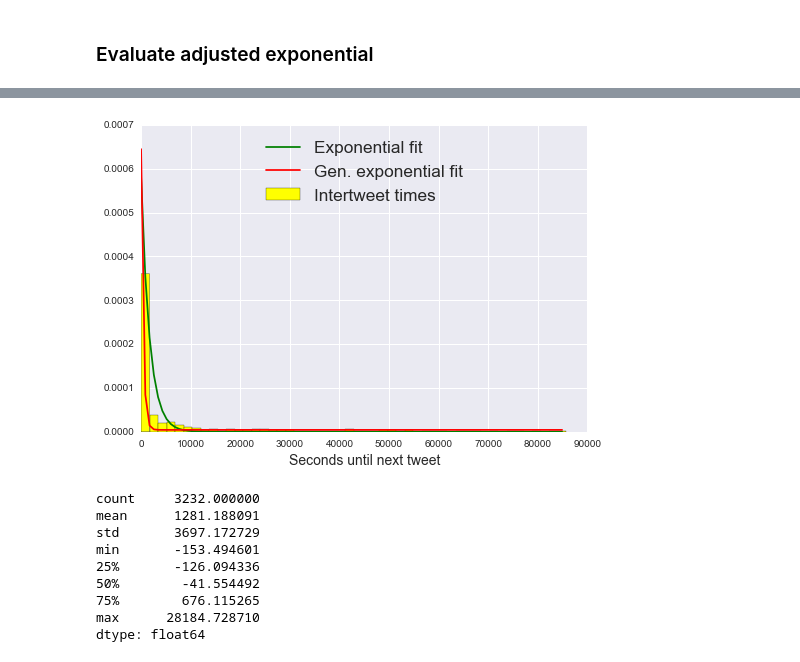
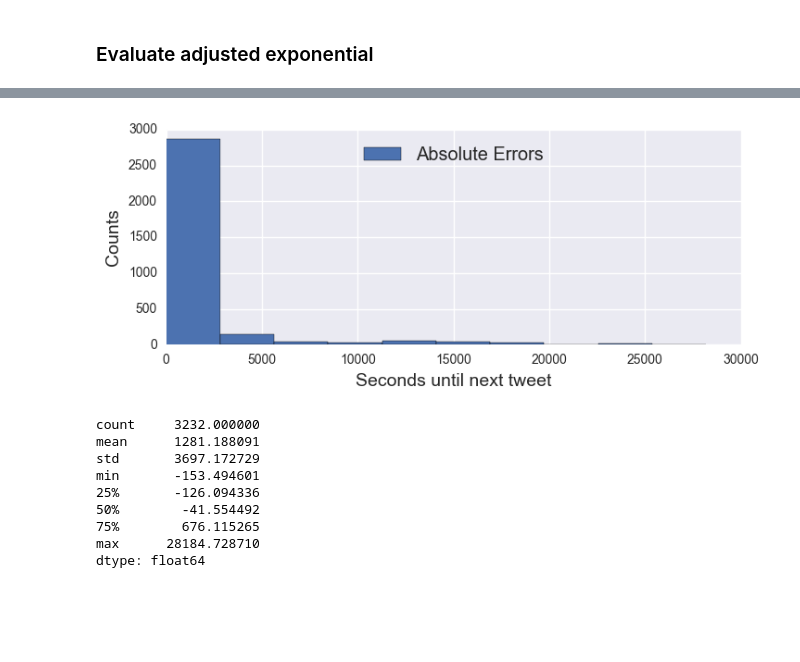
Before and after one commit to omoju/Fundamentals, a Jupyter notebook: Data/twitterDataAnalysis/twitterUserAnalysis.ipynb, the cells around one changed output, grey strips where cells are left out. Drawn from its saved outputs; the diff is of its cells as text; code cells hidden in the pictures; blank space fills up the shorter version.

```diff
--- a/Data/twitterDataAnalysis/twitterUserAnalysis.ipynb
+++ b/Data/twitterDataAnalysis/twitterUserAnalysis.ipynb
@@ -357,13 +323,7 @@ pyplt.show()
 # %%
-t = divisionUser[0:len(divisionUser)-1]
-
-_= timeToNextSeriesUser.hist(bins=50, normed=True, color="yellow", label="Intertweet times")
-_= pyplt.plot(t, fitFunc(t, fitParamsUser[0]), color="green", label="Exponential fit")
-_= pyplt.plot(t, fitFunc_gen(t, fitParams_genUser[0], fitParams_genUser[1], fitParams_genUser[2]),
-                   color="red", label="Gen. exponential fit")
-_= pyplt.legend(loc='upper center', shadow=True, fontsize='x-large')
-_= pyplt.xlabel('Seconds until next tweet', fontsize=14)
-_= pyplt.ylabel('', fontsize=14)
-pyplt.show()
+pd.Series(exp_gen_abs).hist(label="Absolute Errors")
+pyplt.legend(loc='upper center', shadow=True, fontsize='x-large')
+pyplt.xlabel('Seconds until next tweet', fontsize=14)
+pyplt.ylabel('Counts', fontsize=14);
 # %% [output]
-[figure, old version]
+[figure, new version]
```
Also changed, not shown: parts of 20 cells of this notebook.
